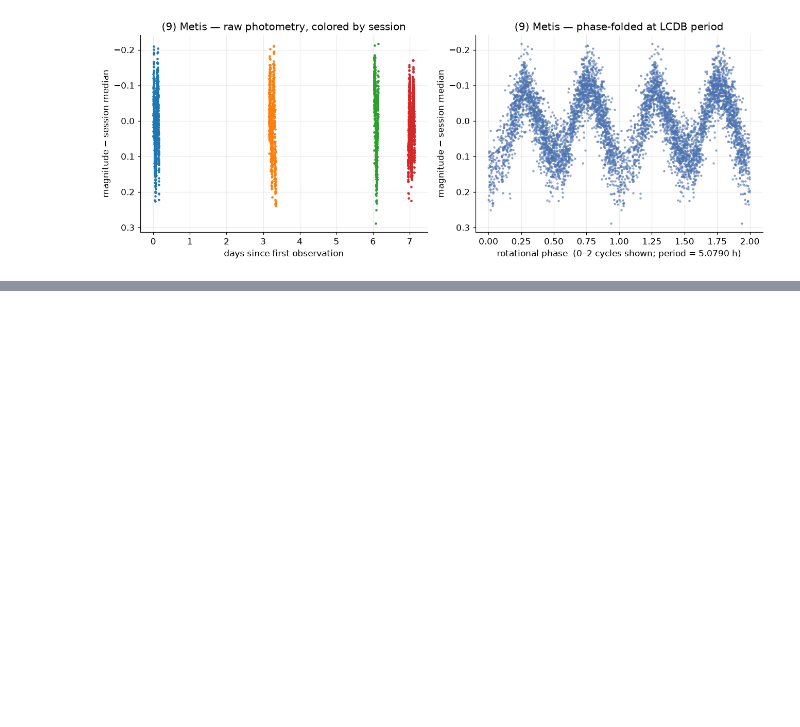
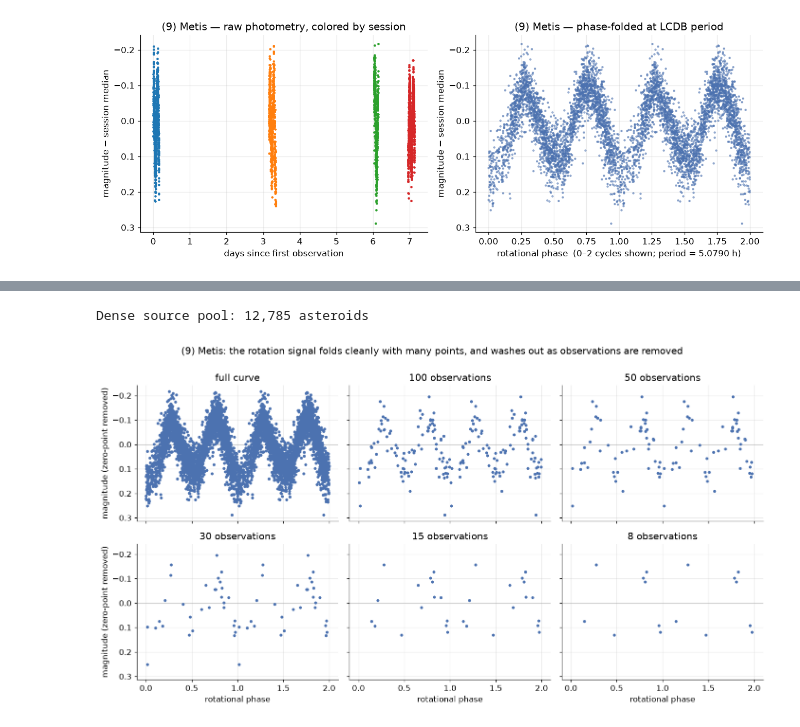
Before and after one commit to cnolan3/asteroid_lightcurve_analysis, a Jupyter notebook: asteroid_rotation_technical.ipynb, the cells around one changed output, grey strips where cells are left out. Saved outputs shown, nothing was run; the diff lists cells and outputs as text; code cells hidden in the pictures; blank space fills up the shorter version.

```diff
--- a/asteroid_rotation_technical.ipynb
+++ b/asteroid_rotation_technical.ipynb
@@ -462,0 +580,32 @@ Example: (9) Metis   P = 5.079 h,  U = 3,  amp_max = 0.32 mag,  span = 7.1 d
+# %%
+dense_pool = select_dense_pool(cov, min_points=100, min_session_points=30)
+print(f"Dense source pool: {len(dense_pool):,} asteroids")
+
+# Demonstrate on the same example object (9 Metis), folded at its true period.
+curve = prepare_dense_curve(num)
+demo_levels = [len(curve), 100, 50, 30, 15, 8]
+demo = {n: (curve if n >= len(curve) else downsample(curve, n, rng=0))
+        for n in demo_levels}
+
+fig, axes = plt.subplots(2, 3, figsize=(13, 7), sharex=True, sharey=True)
+for ax, n in zip(axes.ravel(), demo_levels):
+    sub = demo[n]
+    ph = phase_fold(sub["jd"].values, P)
+    ax.plot(ph, sub["mag"], ".", ms=6, color=BLUE)
+    ax.plot(ph + 1, sub["mag"], ".", ms=6, color=BLUE)  # repeat second cycle
+    label = "full curve" if n >= len(curve) else f"{len(sub)} observations"
+    ax.set_title(label)
+    ax.axhline(0, color="0.8", lw=0.8, zorder=0)
+for ax in axes[:, 0]:
+    ax.set_ylabel("magnitude (zero-point removed)")
+for ax in axes[1, :]:
+    ax.set_xlabel("rotational phase")
+axes[0, 0].invert_yaxis()  # shared axes -> inverts all
+fig.suptitle(f"({num}) {name}: the rotation signal folds cleanly with many points, "
+             f"and washes out as observations are removed", y=1.0)
+fig.tight_layout()
+fig.savefig(FIGDIR / "sparsity_demo.png", bbox_inches="tight")
+plt.show()
+# %% [output]
+Dense source pool: 12,785 asteroids
+[figure, added]
```
Also changed, not shown: parts of 28 cells of this notebook, 11 other files.
